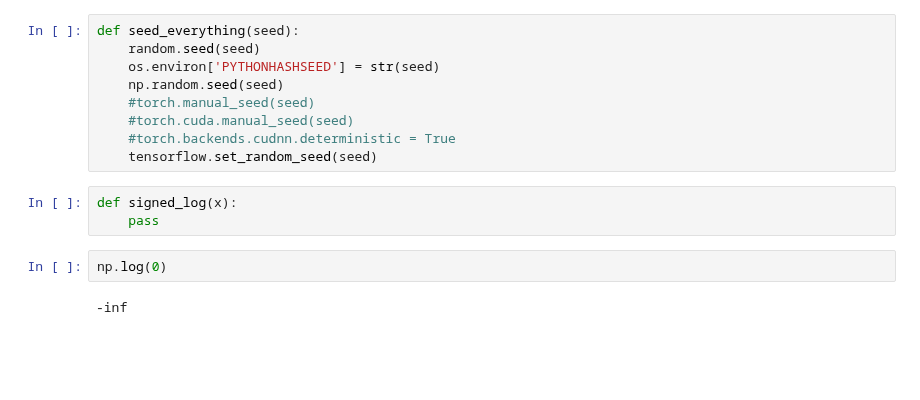
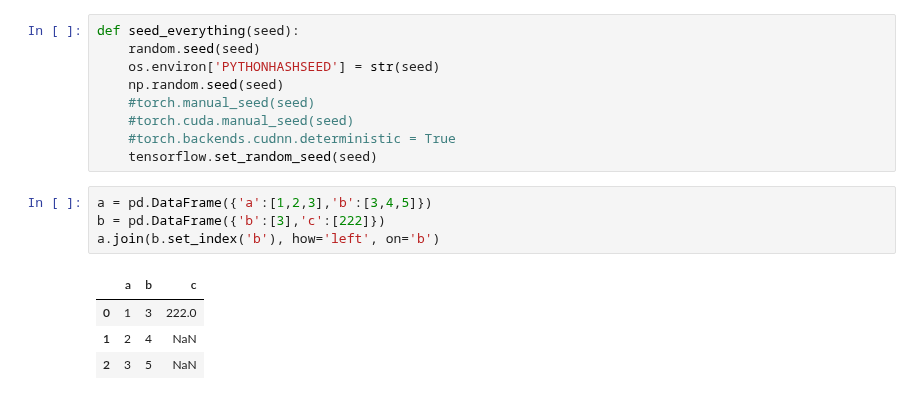
Before and after one commit to tyamgin/mlbootcamp, a Jupyter notebook: championship19/header.ipynb, the cells around one changed output. Cells and saved outputs as stored; diff of their text form; blank space fills up the shorter version.

```diff
--- a/championship19/header.ipynb
+++ b/championship19/header.ipynb
@@ -69,10 +72,12 @@ def seed_everything(seed):
     #torch.cuda.manual_seed(seed)
     #torch.backends.cudnn.deterministic = True
     tensorflow.set_random_seed(seed)
-# %%
-def signed_log(x):
-    pass
-# %%
-np.log(0)
-# %% [output]
--inf
+# %%
+a = pd.DataFrame({'a':[1,2,3],'b':[3,4,5]})
+b = pd.DataFrame({'b':[3],'c':[222]})
+a.join(b.set_index('b'), how='left', on='b')
+# %% [output]
+|  | a | b | c |
+| 0 | 1 | 3 | 222.0 |
+| 1 | 2 | 4 | NaN |
+| 2 | 3 | 5 | NaN |
```
Also changed, not shown: parts of 4 cells of this notebook, 3 other files.
